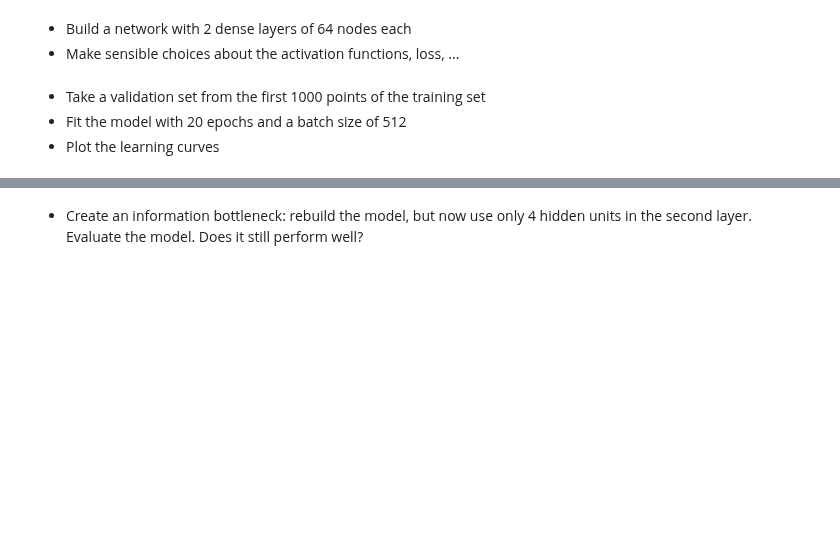
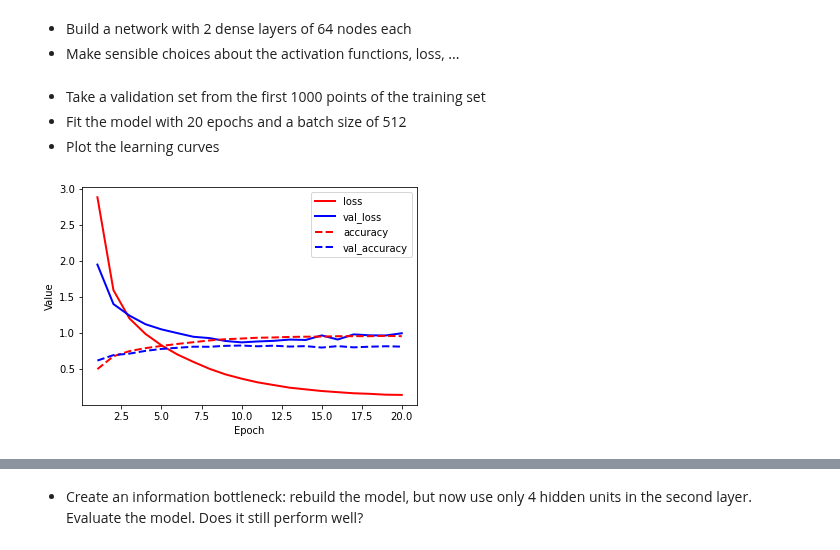
Before and after one commit to gekas145/tue-ml-course, a Jupyter notebook: labs/Lab 7b - Neural Networks for text.ipynb, the cells around one changed output, grey strips where cells are left out. Drawn from its saved outputs; the diff is of its cells as text; code cells hidden in the pictures; blank space fills up the shorter version.

```diff
--- a/labs/Lab 7b - Neural Networks for text.ipynb
+++ b/labs/Lab 7b - Neural Networks for text.ipynb
@@ -295,3 +292,7 @@ for i in [0,5,10]:
 News wire 0: ? ? ? said as a result of its december acquisition of space co it expects earnings per share in 1987 of 1 15 to 1 30 dlrs per share up from 70 cts in 1986 the company said pretax net shou ...
 News wire 5: ? the u s agriculture department estimated canada's 1986 87 wheat crop at 31 85 mln tonnes vs 31 85 mln tonnes last month it estimated 1985 86 output at 24 25 mln tonnes vs 24 25 mln last ...
 News wire 10: ? period ended december 31 shr profit 11 cts vs loss 24 cts net profit 224 271 vs loss 511 349 revs 7 258 688 vs 7 200 349 reuter 3
+# %%
+topics, counts = np.unique(train_labels, return_counts=True)
+for t, c in zip(topics, counts):
+    print(t, c)
@@ -298,2 +317,7 @@ News wire 10: ? period ended december 31 shr profit 11 cts vs loss 24 cts net pr
 # %% [markdown]
 * Vectorize the data and the labels using one-hot-encoding
+# %%
+x_train = vectorize_sequences(train_data)
+x_test = vectorize_sequences(test_data)
+print("Encoded review: ", train_data[0][0:10])
+print("One-hot-encoded review: ", x_train[0][0:10])
@@ -300,7 +327,26 @@ News wire 10: ? period ended december 31 shr profit 11 cts vs loss 24 cts net pr
 # %% [markdown]
 * Build a network with 2 dense layers of 64 nodes each
 * Make sensible choices about the activation functions, loss, ...
+# %%
+model = keras.models.Sequential()
+model.add(layers.Dense(64, activation='relu', input_shape=(10000,)))
+model.add(layers.Dense(64, activation='relu'))
+model.add(layers.Dense(len(topics)))
+
+model.compile(optimizer=keras.optimizers.RMSprop(learning_rate=1e-3),
+              loss=keras.losses.SparseCategoricalCrossentropy(from_logits=True),
+              metrics=['accuracy'])
 # %% [markdown]
 * Take a validation set from the first 1000 points of the training set
 * Fit the model with 20 epochs and a batch size of 512
 * Plot the learning curves
+# %%
+history = model.fit(x_train[1000:], train_labels[1000:],
+                    batch_size=512,
+                    epochs=20,
+                    validation_data=(x_train[:1000], train_labels[:1000]),
+                    verbose=0)
+# %%
+plot_curve(history) # clear overfitting
+# %% [output]
+[figure, added]
```
Also changed, not shown: parts of 8 cells of this notebook.
